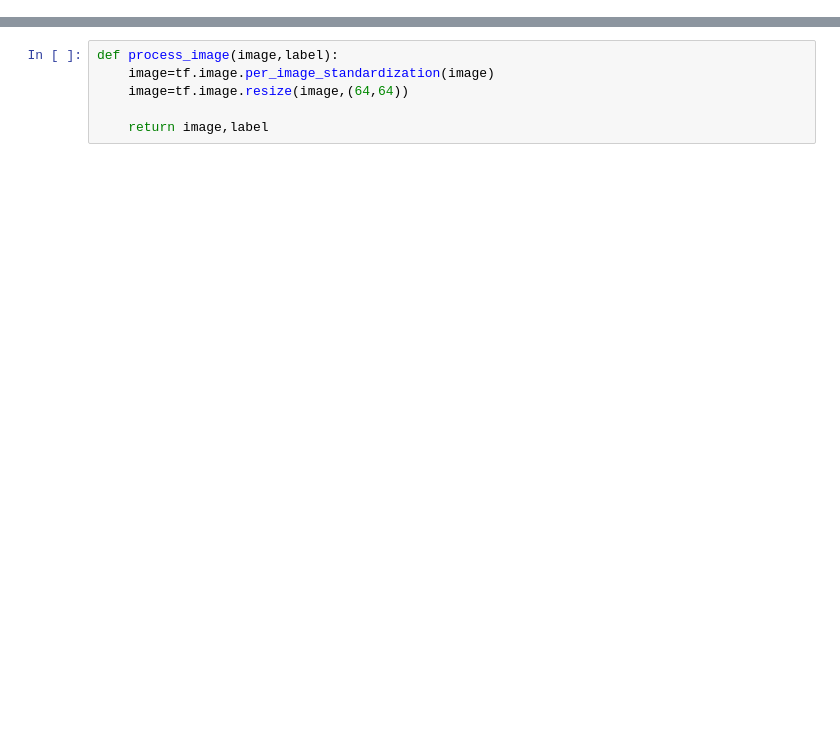
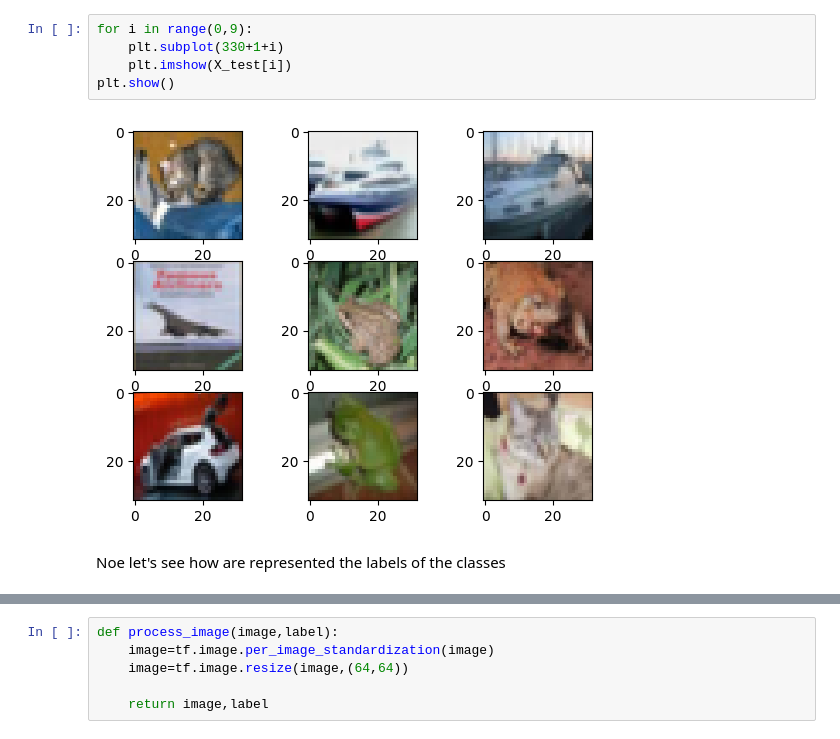
Before and after one commit to RaffaeleSann/final_project, a Jupyter notebook: CNN_with_PSO.ipynb, the cells around one changed output, grey strips where cells are left out. Saved outputs shown, nothing was run; the diff lists cells and outputs as text; blank space fills up the shorter version.

```diff
--- a/CNN_with_PSO.ipynb
+++ b/CNN_with_PSO.ipynb
@@ -32,0 +52,9 @@ y_valid = y_train[1000:1250]
+# %%
+for i in range(0,9):
+    plt.subplot(330+1+i)
+    plt.imshow(X_test[i])
+plt.show()
+# %% [output]
+[figure, added]
+# %% [markdown]
+Noe let's see how are represented the labels of the classes
```
Also changed, not shown: parts of 19 cells of this notebook, 2 other files.
